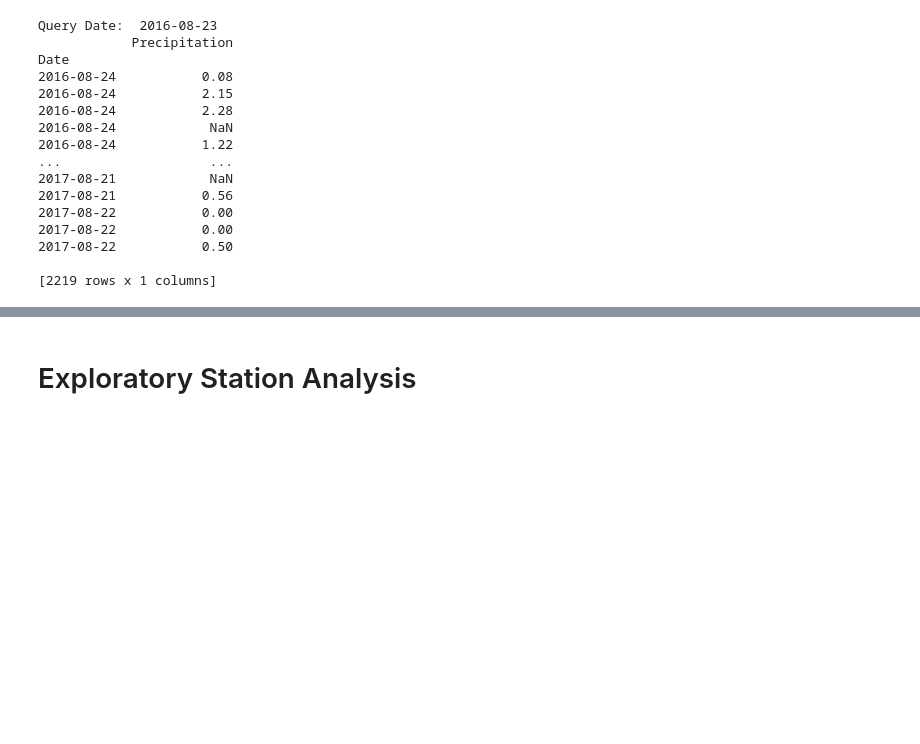
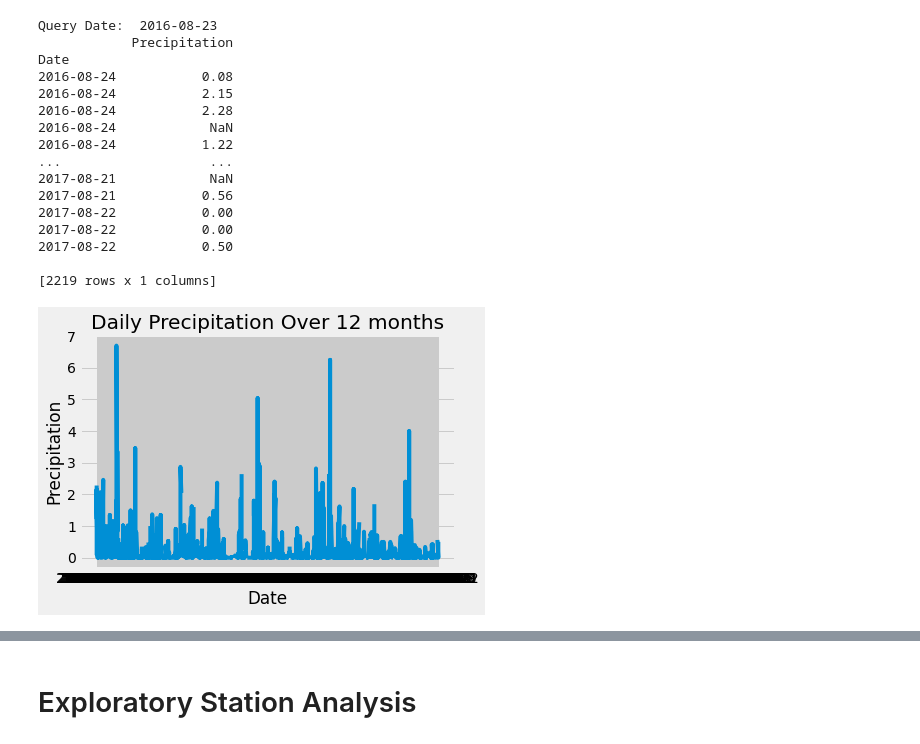
Before and after one commit to Mathi2702/sqlalchemy-challenge, a Jupyter notebook: SurfsUp/climate_starter.ipynb, the cells around one changed output, grey strips where cells are left out. Cells and saved outputs as stored; diff of their text form; code cells hidden in the pictures; blank space fills up the shorter version.

```diff
--- a/SurfsUp/climate_starter.ipynb
+++ b/SurfsUp/climate_starter.ipynb
@@ -116,5 +115,21 @@ Date
 2017-08-22           0.50
 
 [2219 rows x 1 columns]
+# %%
+x_axis = sort_prec_df.index.tolist()
+y_axis = sort_prec_df['Precipitation'].tolist()
+
+# Use Pandas Plotting with Matplotlib to plot the data
+plt.plot(x_axis, y_axis)
+plt.xlabel("Date")
+plt.ylabel("Precipitation")
+plt.title("Daily Precipitation Over 12 months")
+
+
+
+plt.savefig("precipitation.png")
+plt.show()
+# %% [output]
+[figure, added]
 # %%
 # Use Pandas to calcualte the summary statistics for the precipitation data
```
Also changed, not shown: parts of 7 cells of this notebook, 1 other file.
